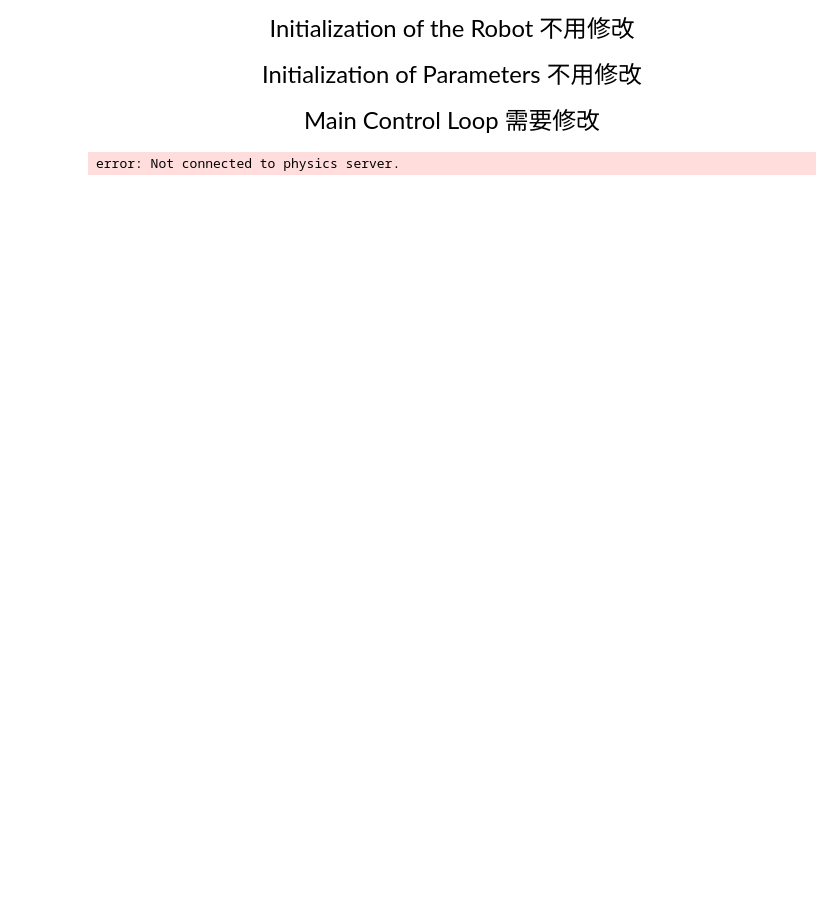
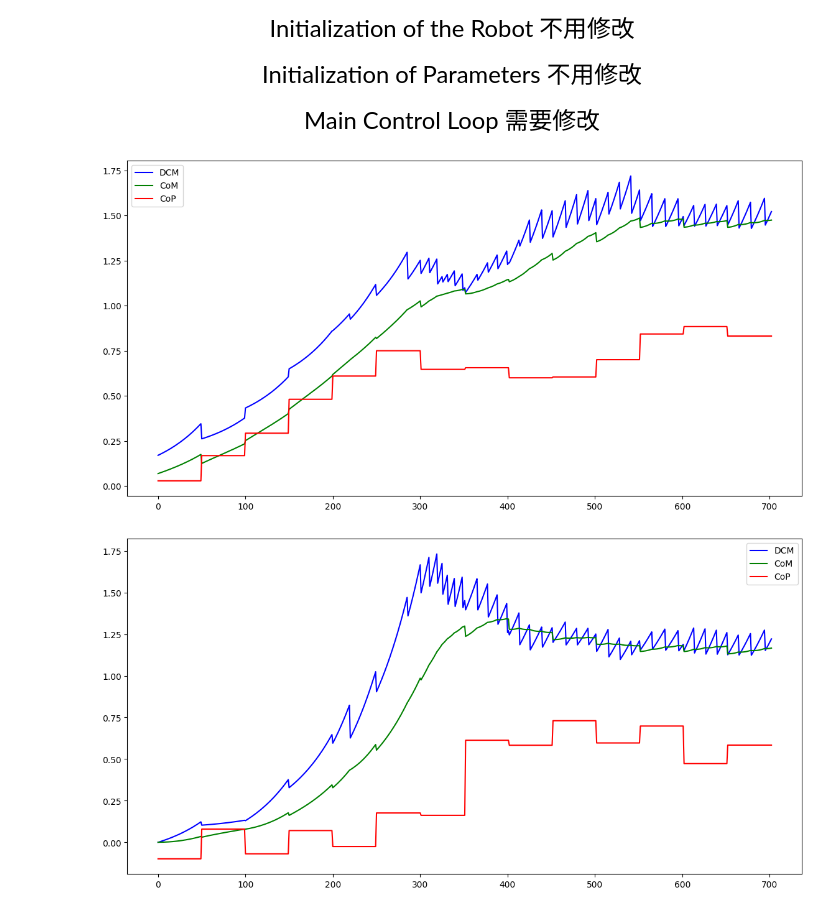
Before and after one commit to MATH-286-Pro/lr-biped, a Jupyter notebook: DCM-Locomotion.ipynb, the cells around one changed output. Saved outputs shown, nothing was run; the diff lists cells and outputs as text; code cells hidden in the pictures; blank space fills up the shorter version.

Commit message:
Can walk 3 steps now

```diff
--- a/DCM-Locomotion.ipynb
+++ b/DCM-Locomotion.ipynb
@@ -308,6 +328,8 @@ leftFootTraj_x = list("")
 leftFootTraj_y = list("")
 Ux_planned = list("")
 Uy_planned = list('')
+stepDuration_list = list("") #add 添加调试
+dt_list           = list("") #add 添加调试
 
 #Initialize DCM Generator
 DCMGenerator.initialDCM = np.array([DCM0[0] + 0.1 ,DCM0[1]]) #initial DCM position in x direction + some offset to initiate the motion
@@ -528,8 +558,38 @@ while True:
 #uncomment for video recording (another part of the code also should be uncommented)
 # p.stopStateLogging(curr_recording)
 # %%
-time.sleep(7)
+# time.sleep(7)
 p.disconnect()
-# 关闭窗口
+# # 关闭窗口
-# %% [output]
-error: Not connected to physics server.
+# %%
+# TODO: uncomment to plot
+figg, (ax) = plt.subplots(figsize=(14, 7))
+ax.plot(np.array(DCMTrajectory)[:, 0], 'b', label="DCM")
+ax.plot(np.array(CoMTrajectory)[:, 0], 'g', label="CoM")
+ax.plot(np.array(CoPTrajectory)[:, 0], 'r', label="CoP")
+ax.legend()  # 添加这一行来显示图例
+plt.show()
+
+figg1, (ax1) = plt.subplots(figsize=(14, 7))
+ax1.plot(np.array(DCMTrajectory)[:, 1], 'b', label="DCM")
+ax1.plot(np.array(CoMTrajectory)[:, 1], 'g', label="CoM")
+ax1.plot(np.array(CoPTrajectory)[:, 1], 'r', label="CoP")
+ax1.legend()  # 添加这一行来显示图例
+plt.show()
+
+# figg2, (ax2) = plt.subplots(figsize=(14, 7))
+# ax2.plot(np.array(DCMTrajectory)[:, 0], np.array(DCMTrajectoryToy)[:, 1], 'b', label="DCM")
+# ax2.plot(np.array(CoMTrajectory)[:, 0], np.array(CoMTrajectoryToy)[:, 1], 'g', label="CoM")
+# ax2.plot(np.array(CoPTrajectory)[:, 0], np.array(CoPTrajectoryToy)[:, 1], '*r', label="CoP")
+# ax2.legend()  # 添加这一行来显示图例
+# plt.show()
+
+
+# figg, (ax) = plt.subplots(figsize=(14, 7))
+# ax.plot(np.array(stepDuration_list), 'b', label="stepDuration")
+# ax.plot(np.array(dt_list), 'r', label="dt*internalstep")
+# ax.legend()  # 添加这一行来显示图例
+# plt.show()
+# %% [output]
+[figure, added]
+[figure, added]
```
Also changed, not shown: parts of 4 cells of this notebook, 1 other file.
